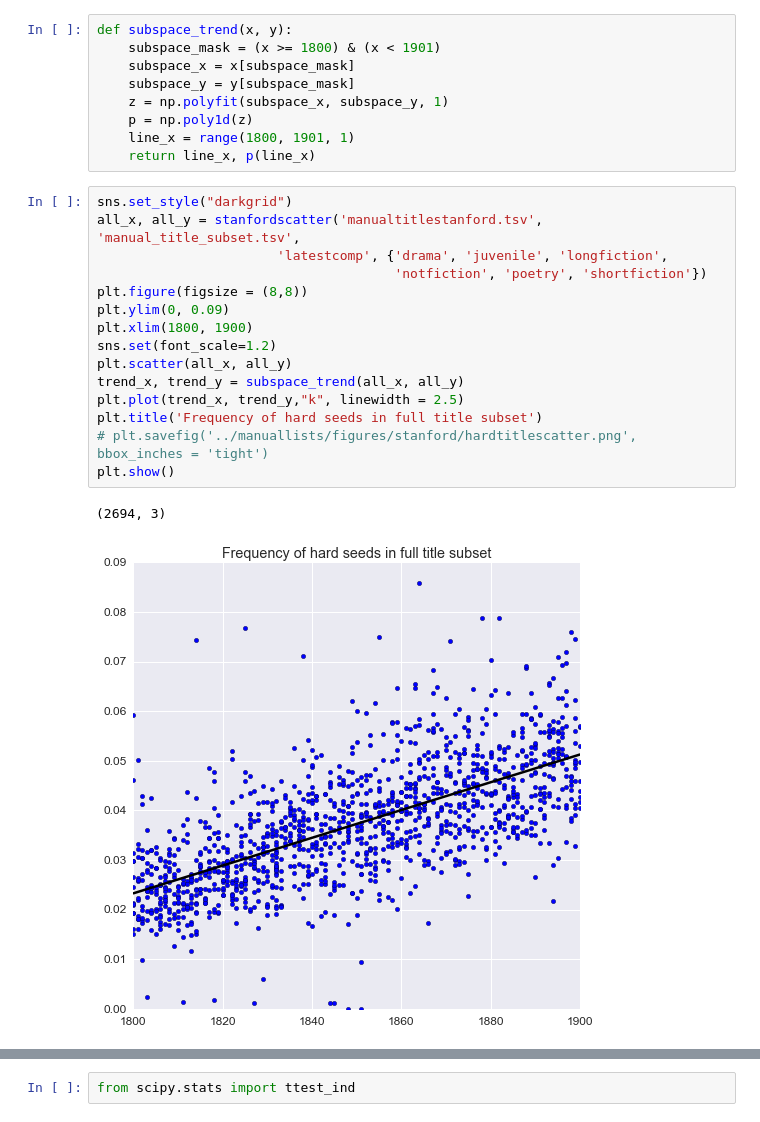
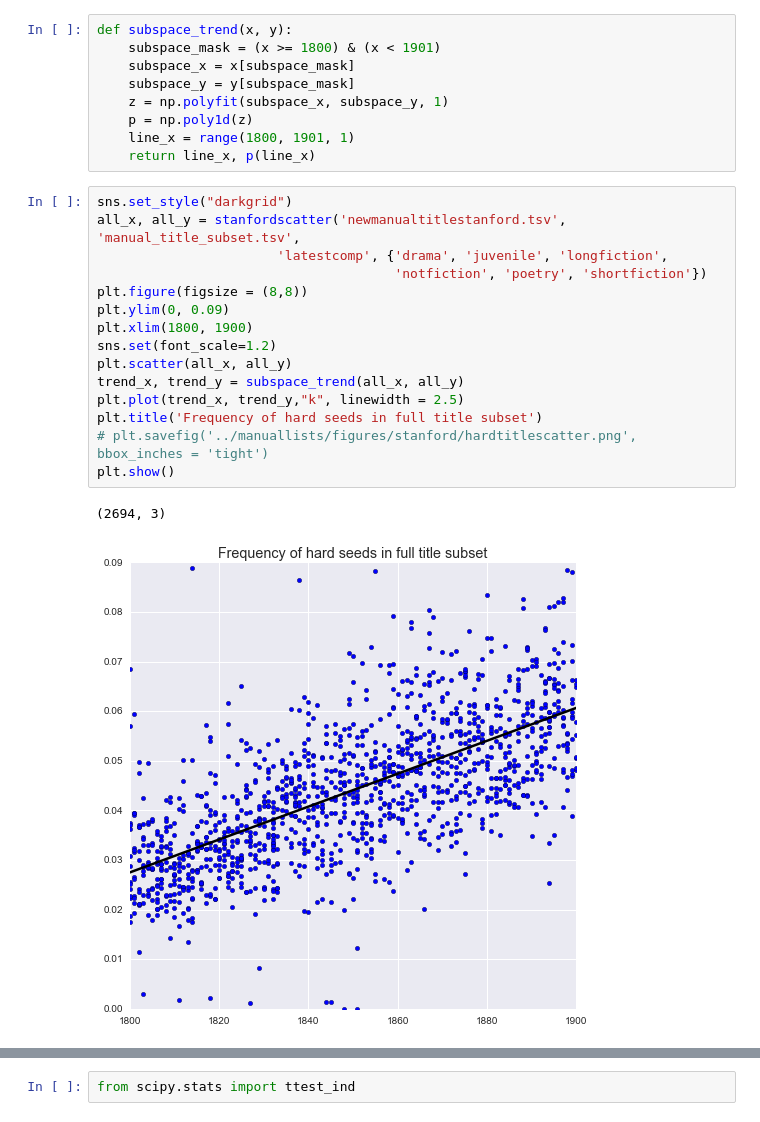
Before and after one commit to tedunderwood/noveltmmeta, a Jupyter notebook: reportcode/compare_stanford_trends.ipynb, the cells around one changed output, grey strips where cells are left out. Cells and saved outputs as stored; diff of their text form.

Commit message:
polishing stanford viz

```diff
--- a/reportcode/compare_stanford_trends.ipynb
+++ b/reportcode/compare_stanford_trends.ipynb
@@ -90,20 +90,20 @@ def subspace_trend(x, y):
     return line_x, p(line_x)
 # %%
 sns.set_style("darkgrid")
-all_x, all_y = stanfordscatter('manualtitlestanford.tsv', 'manual_title_subset.tsv',
+all_x, all_y = stanfordscatter('newmanualtitlestanford.tsv', 'manual_title_subset.tsv',
                        'latestcomp', {'drama', 'juvenile', 'longfiction',
                                       'notfiction', 'poetry', 'shortfiction'})
 plt.figure(figsize = (8,8))
 plt.ylim(0, 0.09)
 plt.xlim(1800, 1900)
 sns.set(font_scale=1.2)
 plt.scatter(all_x, all_y)
 trend_x, trend_y = subspace_trend(all_x, all_y)
 plt.plot(trend_x, trend_y,"k", linewidth = 2.5)
 plt.title('Frequency of hard seeds in full title subset')
 # plt.savefig('../manuallists/figures/stanford/hardtitlescatter.png', bbox_inches = 'tight')
 plt.show()
 # %% [output]
 (2694, 3)
-[figure, old version]
+[figure, new version]
 # %%
```
Also changed, not shown: parts of 20 cells of this notebook.
